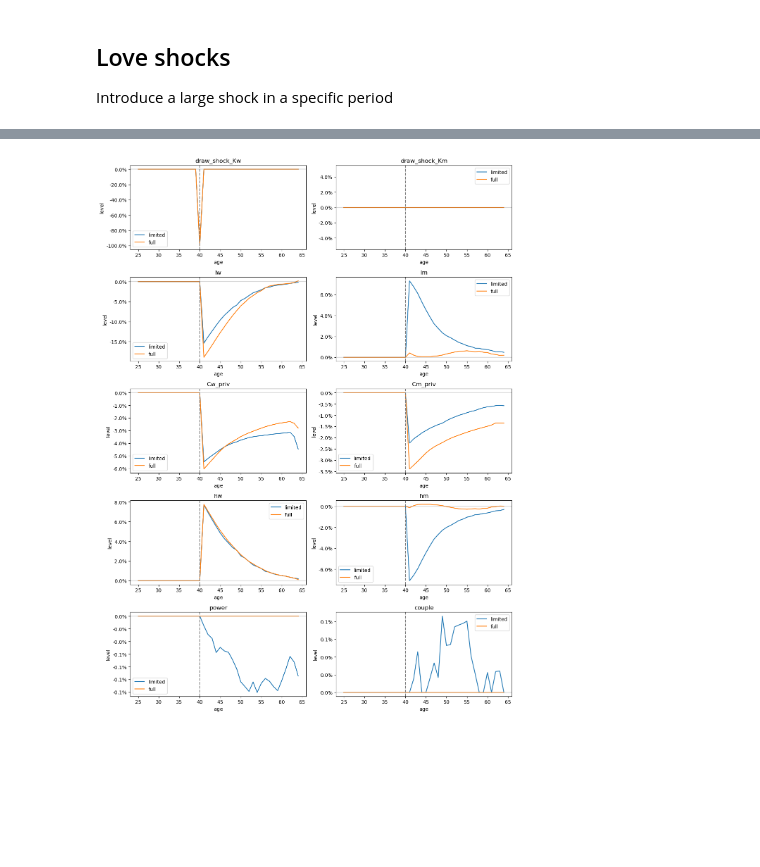
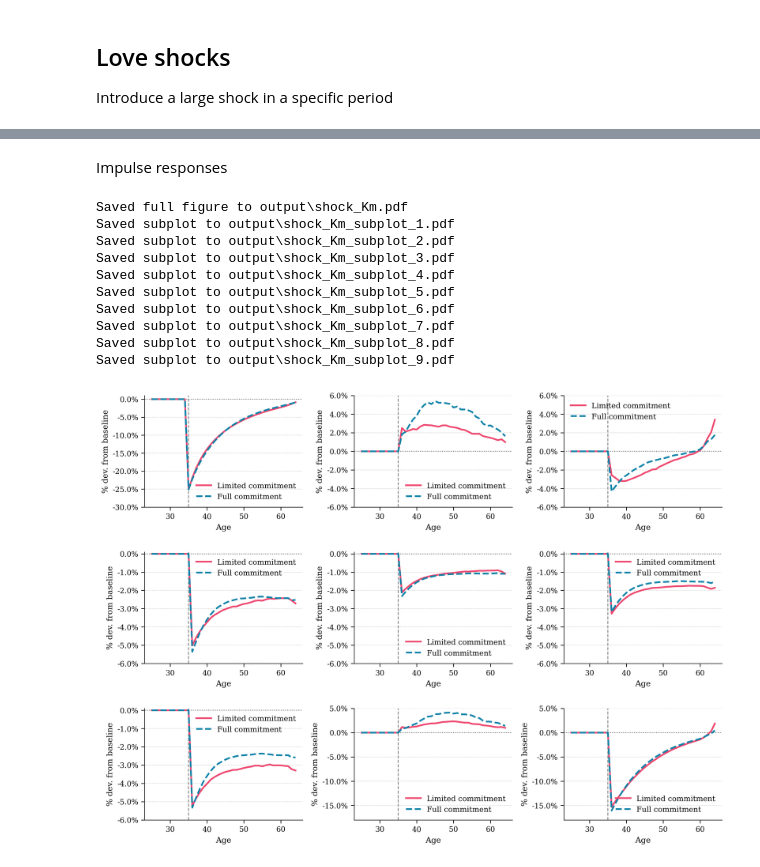
Before and after one commit to ThomasHJorgensen/FastBargaining, a Jupyter notebook: Application/04. Counterfactuals.ipynb, the cells around one changed output, grey strips where cells are left out. Drawn from its saved outputs; the diff is of its cells as text; code cells hidden in the pictures; blank space fills up the shorter version.

```diff
--- a/Application/04. Counterfactuals.ipynb
+++ b/Application/04. Counterfactuals.ipynb
@@ -160,51 +313,29 @@ for var in ('draw_shock_Kw','Kw','Km','A','C_tot','Cw_priv','Cm_priv','Qw','hw',
-# %%
-def impulse_response(ax, var, models, ylim=None):
-
-    # limited = np.nanmean(np.where(getattr(models['shock'].sim,'couple') == 1, getattr(models['shock'].sim,var), np.nan), axis=0) / np.nanmean(np.where(getattr(models['baseline'].sim,'couple') == 1, getattr(models['baseline'].sim,var), np.nan), axis=0) - 1.0
-    limited = np.nanmean(getattr(models['shock'].sim,var),axis=0) / np.nanmean(getattr(models['baseline'].sim,var),axis=0) - 1.0
-    age = 25+np.arange(limited.size)
-    ax.plot(age,limited,label='limited')
-
-    full = np.nanmean(getattr(models['shock_full'].sim,var),axis=0) / np.nanmean(getattr(models['baseline_full'].sim,var),axis=0) - 1.0
-    age = 25+np.arange(full.size)
-    ax.plot(age,full,label='full')
-
-    ax.set(title=var,xlabel='age',ylabel='level')
-    if ylim is not None:
-        ax.set_ylim(ylim)
-    ax.axvline(age_shock,color='gray',linestyle='--')
-    ax.axhline(0,color='gray',linestyle='-', alpha=0.3)
-
-    # make y axis percent
-    ax.yaxis.set_major_formatter(plt.FuncFormatter(lambda x, p: f'{x*100:.1f}%'))
-    ax.legend()
-# %%
-# make a plt figure with 4x4 subplots
-fig, axes = plt.subplots(5,2, figsize=(12,16))
-axes = axes.flatten()
-
-impulse_response(axes[0], 'draw_shock_Kw', models,)
-impulse_response(axes[1], 'draw_shock_Km', models,)
-impulse_response(axes[2], 'lw', models,)
-impulse_response(axes[3], 'lm', models,)
-impulse_response(axes[4], 'Cw_priv', models,)
-impulse_response(axes[5], 'Cm_priv', models,)
-impulse_response(axes[6], 'hw', models)
-impulse_response(axes[7], 'hm', models)
-impulse_response(axes[8], 'power', models,)
-impulse_response(axes[9], 'couple', models,)
-# impulse_response(axes[0], 'draw_shock_Kw', models, ylim=(-0.30,0.01))
-# impulse_response(axes[1], 'draw_shock_Km', models, ylim=(-0.30,0.01))
-# impulse_response(axes[2], 'lw', models, ylim=(-0.055,0.022))
-# impulse_response(axes[3], 'lm', models, ylim=(-0.055,0.022))
-# impulse_response(axes[4], 'Cw_priv', models, ylim=(-0.015,0.001))
-# impulse_response(axes[5], 'Cm_priv', models, ylim=(-0.015,0.001))
-# impulse_response(axes[6], 'hw', models)
-# impulse_response(axes[7], 'hm', models)
-# impulse_response(axes[8], 'power', models, ylim=(-0.015,0.001))
-
-# fig.suptitle('Impulse responses to shock in women\'s bargaining power')
-
-fig.tight_layout()
-# %% [output]
-[figure, removed]
+# %% [markdown]
+Impulse responses
+# %%
+fm = FigureManager(path, use_latex=False, cycle_linestyles=True)
+fig, axes = fm.create_figure(3,3,9, horizontal=True)
+impulse_response(axes[0], 'Km', models, ylim=(-0.30,0.01))
+impulse_response(axes[1], 'lw', models, ylim=(-0.06,0.06))
+impulse_response(axes[2], 'lm', models, ylim=(-0.06,0.06))
+impulse_response(axes[3], 'Cw_inter', models, ylim=(-0.06,0.001))
+impulse_response(axes[4], 'Cw_priv', models, ylim=(-0.06,0.001))
+impulse_response(axes[5], 'Cm_priv', models, ylim=(-0.06,0.001))
+impulse_response(axes[6], 'C_tot', models, ylim=(-0.06,0.001))
+impulse_response(axes[7], 'wage_inc_w', models, ylim=(-0.18,0.05))
+impulse_response(axes[8], 'wage_inc_m', models, ylim=(-0.18,0.05))
+
+fig.tight_layout()
+fm.save_figure(filename="shock_Km", include_title=False)
+# %% [output]
+Saved full figure to output\shock_Km.pdf
+Saved subplot to output\shock_Km_subplot_1.pdf
+Saved subplot to output\shock_Km_subplot_2.pdf
+Saved subplot to output\shock_Km_subplot_3.pdf
+Saved subplot to output\shock_Km_subplot_4.pdf
+Saved subplot to output\shock_Km_subplot_5.pdf
+Saved subplot to output\shock_Km_subplot_6.pdf
+Saved subplot to output\shock_Km_subplot_7.pdf
+Saved subplot to output\shock_Km_subplot_8.pdf
+Saved subplot to output\shock_Km_subplot_9.pdf
+[figure, added]
```
Also changed, not shown: parts of 25 cells of this notebook, 3 other files.
